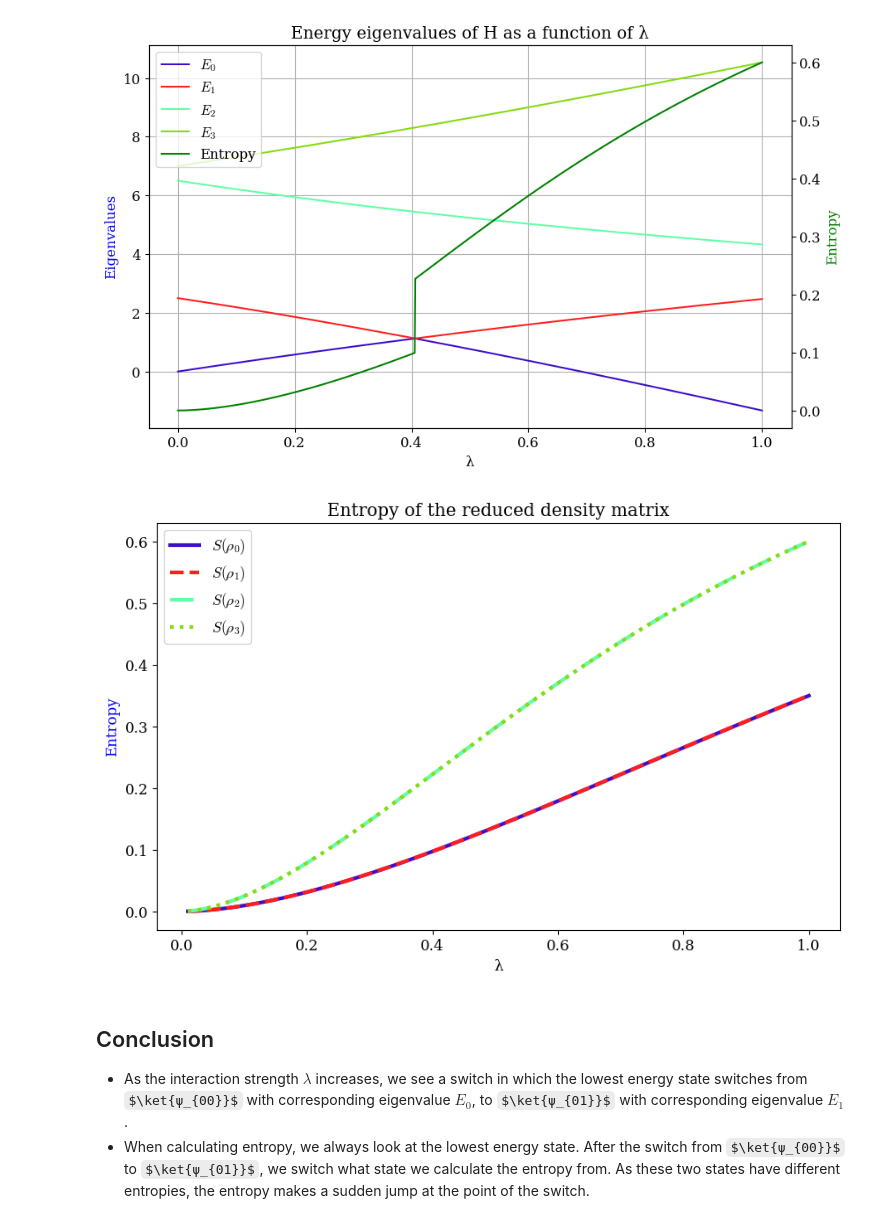
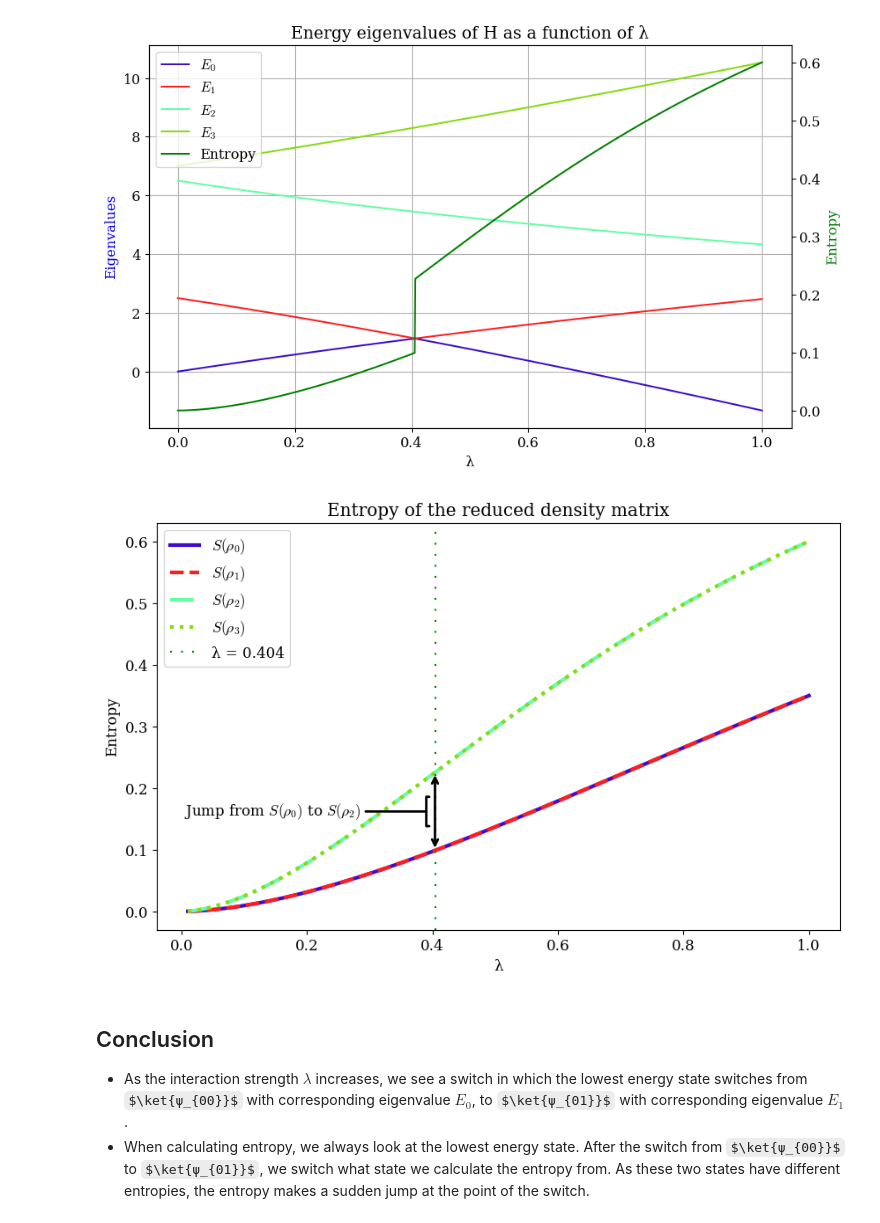
Before and after one commit to Oskar-Idland/FYS5419-Quantum-Computing-and-Quantum-Machine-Learning, a Jupyter notebook: Project_1/Project_1.ipynb, the cells around one changed output. Saved outputs shown, nothing was run; the diff lists cells and outputs as text; code cells hidden in the pictures; some formulas as TeX source.

Commit message:
Add comments to plot

```diff
--- a/Project_1/Project_1.ipynb
+++ b/Project_1/Project_1.ipynb
@@ -880,10 +880,7 @@ def energy_eigenstates(λ: float) -> tuple[Array4x4, Array4x4, Array4x4, Array4x
     return v00, v01, v10, v11
 
 def energy_eigenvalues(λ: float) -> tuple[float, float, float, float]:
-    '''Array4D
-Array4D
-Array4D
-Array4D
+    '''
     Calculates the energy eigenvalues of the Hamiltonian
 
     Parameters
@@ -912,7 +909,7 @@ Array4D
 
 def entropy_state(state: int, λ: float, ε: float = 1e-12) -> tuple[float, float, float, float]:
     '''
-    Calculates the entropy for a given state
+    Calculates the entropy for a given energy eigenstate
 
     Parameters
     ----------
@@ -961,28 +958,44 @@ plt.show()
 # %%
 n = 100
 lambdas = np.linspace(0, 1, n)
 entropy_0 = [entropy_state(0, λ) for λ in lambdas]
 entropy_1 = [entropy_state(1, λ) for λ in lambdas]
 entropy_2 = [entropy_state(2, λ) for λ in lambdas]
 entropy_3 = [entropy_state(3, λ) for λ in lambdas]
 
 energy_eigvals = np.array([energy_eigenvalues(λ) for λ in lambdas])
 
 E0 = energy_eigvals[:, 0]
-E1 = energy_eigvals[:, 1]
+E1 = energy_eigvals[:, 2]
 
+switch_point_idx = np.argmin(np.abs(E0 - E1))
+gap = entropy_2[switch_point_idx] - entropy_0[switch_point_idx]
 
 plt.plot(lambdas, entropy_0, label=r'$S(ρ_0)$', linewidth = 3, linestyle='-')
 plt.plot(lambdas, entropy_1, label=r'$S(ρ_1)$', linewidth = 3, linestyle='--')
 plt.plot(lambdas, entropy_2, label=r'$S(ρ_2)$', linewidth = 3, linestyle='-.')
 plt.plot(lambdas, entropy_3, label=r'$S(ρ_3)$', linewidth = 3, linestyle=':')
+plt.axvline(x=lambdas[switch_point_idx], color='green', linestyle=(0, (1, 5)), label=f'λ = {lambdas[switch_point_idx]:.3f}')
 plt.ylabel('Entropy')
 plt.xlabel('λ')
 plt.title('Entropy of the reduced density matrix')
 plt.legend()
+
+plt.annotate(text="",
+             xy=(lambdas[switch_point_idx], entropy_0[switch_point_idx]),
+             xytext=(lambdas[switch_point_idx], entropy_0[switch_point_idx] + gap),
+             arrowprops=dict(arrowstyle='<->', lw=2)
+            )
+
+plt.annotate(text="Jump from $S(ρ_0)$ to $S(ρ_2)$",
+                xy=(lambdas[switch_point_idx]-.01, entropy_0[switch_point_idx] + gap/2),
+                xytext=(lambdas[switch_point_idx] - 0.4, entropy_0[switch_point_idx] + gap/2*.9),
+                arrowprops=dict(arrowstyle='-[', lw=2)
+             )
+
 plt.show()
 # %% [output]
-[figure, old version]
+[figure, new version]
 # %% [markdown]
 ## Conclusion
 - As the interaction strength $λ$ increases, we see a switch in which the lowest energy state switches from $\ket{ψ_{00}}$ with corresponding eigenvalue $E_0$, to $\ket{ψ_{01}}$ with corresponding eigenvalue $E_1$.
```
Also changed, not shown: parts of 6 cells of this notebook.
